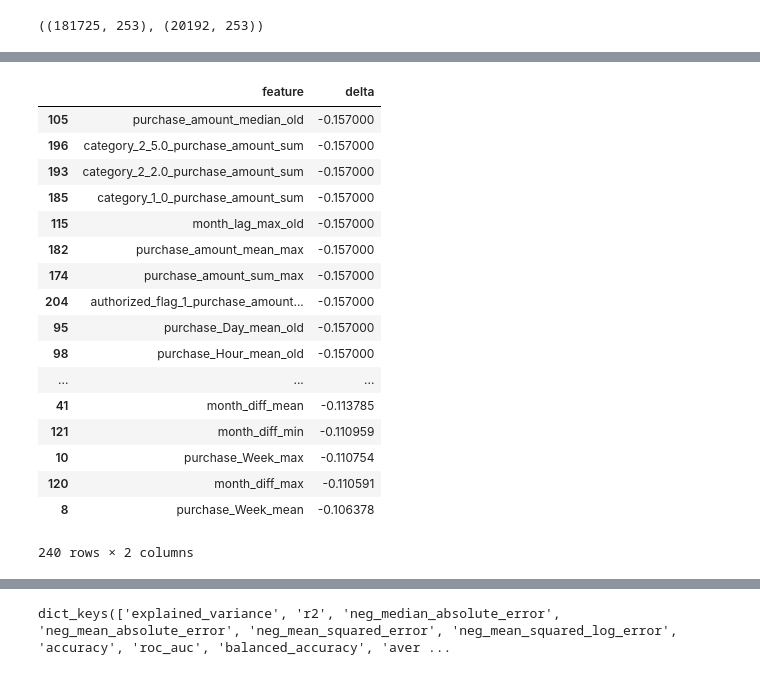
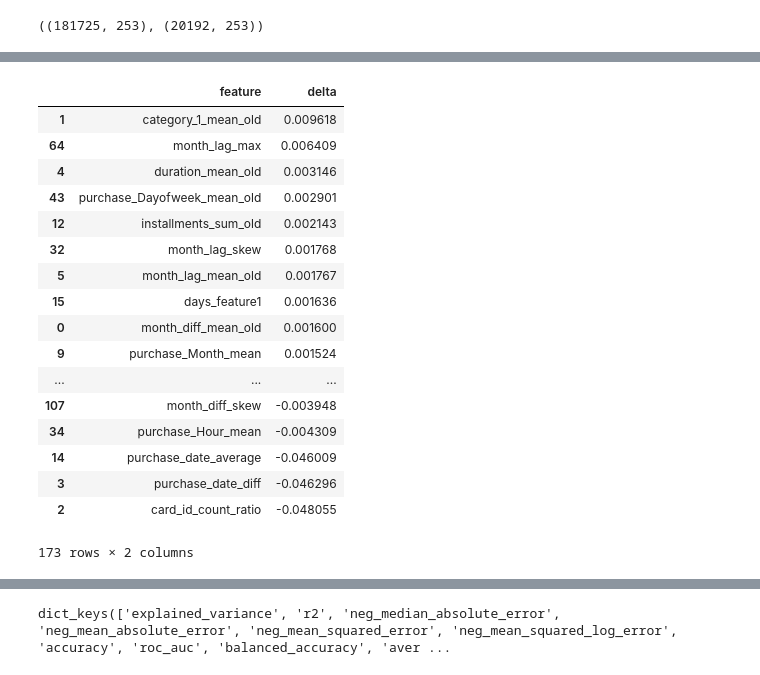
Before and after one commit to anonymouskitler/kaggle, a Jupyter notebook: Feature selection.ipynb, the cells around one changed output, grey strips where cells are left out. Saved outputs shown, nothing was run; the diff lists cells and outputs as text; code cells hidden in the pictures.

```diff
--- a/Feature selection.ipynb
+++ b/Feature selection.ipynb
@@ -119,5 +335,5 @@ base_cols2 = ['feature_1', 'feature_2', 'feature_3']
 # %%
-cols_to_add = [c for c in df_train_columns if c not in base_cols2]
+# cols_to_add = [c for c in df_train_columns if c not in base_cols]
 # %%
 len(cols_to_add)
 # %% [output]
@@ -125,7 +341,7 @@ len(cols_to_add)
 # %%
 base_score2 = 3.847374431825333
 # %%
-base_score = 3.691041093650063
+base_score = 3.769817410561496
 # %%
 selected_cols = []
 # %%
@@ -134,0 +349,2 @@ final_cols = base_cols2
+# %%
+final_cols = all_cols_sorted[:3]
@@ -146,8 +368,12 @@ for c in cols_to_add:
     score = np.sqrt(mean_squared_error(y_t, oof))
     delta = base_score - score
     fe_d[c] = delta
-    if delta < 0:
+    if delta > 0:
+        base_score = score
         selected_cols.append(c)
+        print('Selected cols', c)
+        print('Selected col delta', delta)
+        print(' score with col', score)
         final_cols = final_cols + [c]
 # %% [output]
 4 lg_cols
@@ -203,23 +518,23 @@ fe_deltas_df
 fe_df = fe_deltas_df.reset_index()
 fe_df.columns = ['feature', 'delta']
 # %%
-fe_df.sort_values('delta', ascending=True)
+fe_df.sort_values('delta', ascending=False)
 # %% [output]
 |  | feature | delta |
-| 105 | purchase_amount_median_old | -0.157000 |
-| 196 | category_2_5.0_purchase_amount_sum | -0.157000 |
-| 193 | category_2_2.0_purchase_amount_sum | -0.157000 |
-| 185 | category_1_0_purchase_amount_sum | -0.157000 |
-| 115 | month_lag_max_old | -0.157000 |
-| 182 | purchase_amount_mean_max | -0.157000 |
-| 174 | purchase_amount_sum_max | -0.157000 |
-| 204 | authorized_flag_1_purchase_amount... | -0.157000 |
-| 95 | purchase_Day_mean_old | -0.157000 |
-| 98 | purchase_Hour_mean_old | -0.157000 |
+| 1 | category_1_mean_old | 0.009618 |
+| 64 | month_lag_max | 0.006409 |
+| 4 | duration_mean_old | 0.003146 |
+| 43 | purchase_Dayofweek_mean_old | 0.002901 |
+| 12 | installments_sum_old | 0.002143 |
+| 32 | month_lag_skew | 0.001768 |
+| 5 | month_lag_mean_old | 0.001767 |
+| 15 | days_feature1 | 0.001636 |
+| 0 | month_diff_mean_old | 0.001600 |
+| 9 | purchase_Month_mean | 0.001524 |
 | ... | ... | ... |
-| 41 | month_diff_mean | -0.113785 |
-| 121 | month_diff_min | -0.110959 |
-| 10 | purchase_Week_max | -0.110754 |
-| 120 | month_diff_max | -0.110591 |
-| 8 | purchase_Week_mean | -0.106378 |
+| 107 | month_diff_skew | -0.003948 |
+| 34 | purchase_Hour_mean | -0.004309 |
+| 14 | purchase_date_average | -0.046009 |
+| 3 | purchase_date_diff | -0.046296 |
+| 2 | card_id_count_ratio | -0.048055 |
-240 rows × 2 columns
+173 rows × 2 columns
```
Also changed, not shown: parts of 37 cells of this notebook, 9 other files.
